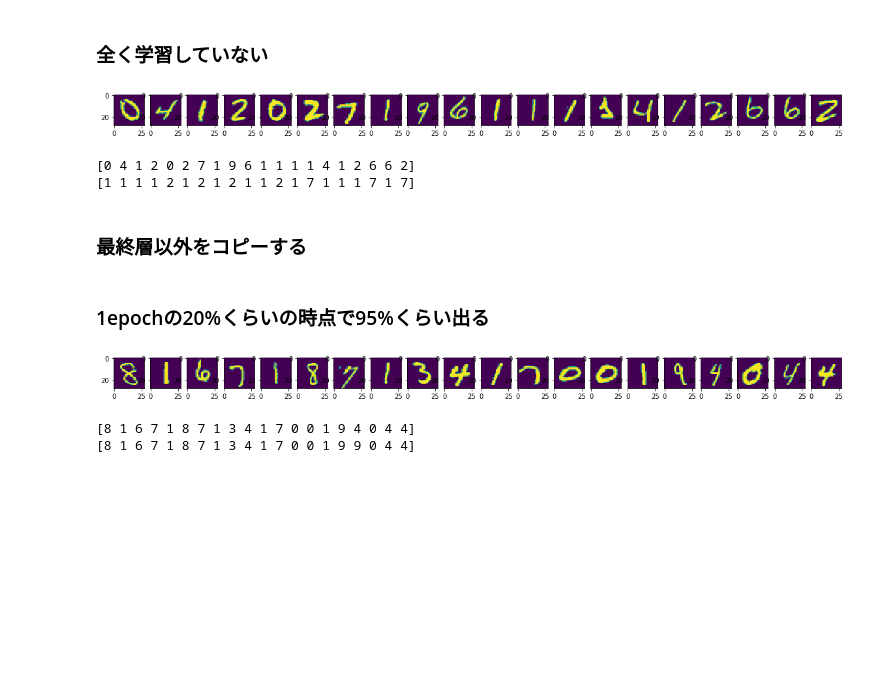
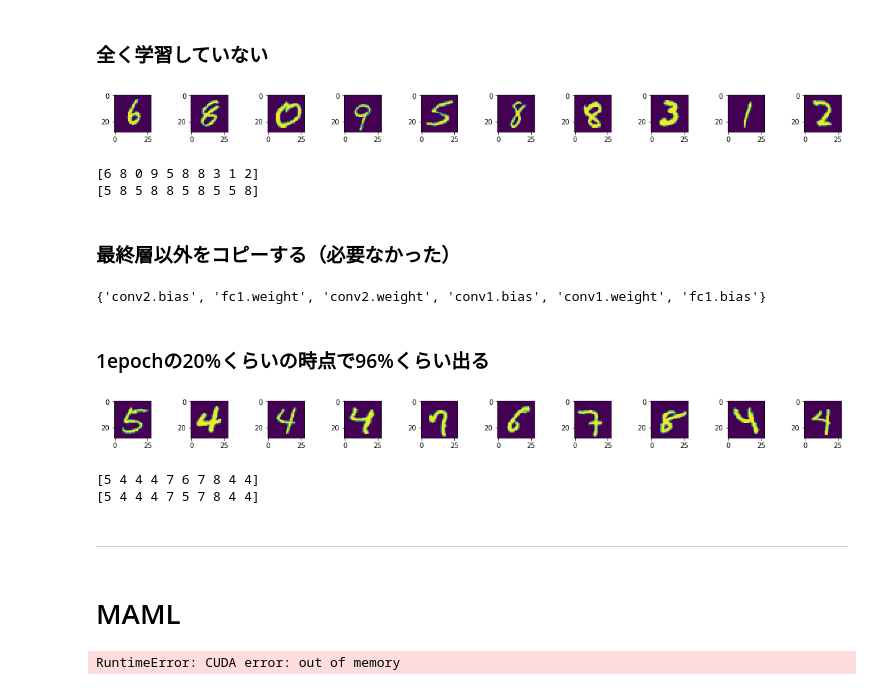
Before and after one commit to naruya/maml-pytorch, a Jupyter notebook: notebooks/omniglot_net.ipynb, the cells around one changed output. Drawn from its saved outputs; the diff is of its cells as text; code cells hidden in the pictures; blank space fills up the shorter version.

```diff
--- a/notebooks/omniglot_net.ipynb
+++ b/notebooks/omniglot_net.ipynb
@@ -320,21 +324,21 @@ def train2(model, device, train_loader, optimizer, epoch, rate=1.0):
 # %% [markdown]
 ### master_model
 # %%
-batch_size = 20 # batch_size==1だとバグる
+batch_size = n_class # batch_size==1だとバグる
 lr = 0.01
 momentum = 0.5
 epochs = 1
 
 device = 'cuda' if torch.cuda.is_available() else 'cpu'
 
-train_loader = DataLoader(
+train_data_loader = DataLoader(
     datasets.MNIST('../mnist', train=True, download=True,
                    transform=transforms.Compose([
                        transforms.ToTensor(),
                    ])),
     batch_size=batch_size, shuffle=True)
 
-test_loader = DataLoader(
+test_data_loader = DataLoader(
     datasets.MNIST('../mnist', train=False, transform=transforms.Compose([
                        transforms.ToTensor(),
                    ])),
@@ -343,11 +347,11 @@ test_loader = DataLoader(
 master_model = OmniglotNet(n_class=10).to(device)
 master_optimizer = optim.SGD(master_model.parameters(), lr=lr, momentum=momentum)
 
-train2(master_model, device, train_loader, master_optimizer, epoch, rate=0.5)
+train2(master_model, device, train_data_loader, test_data_loader, master_optimizer, epoch, stop=0.5)
 # %% [markdown]
 ### 正しく学習が進んでいる
 # %%
-for batch_i, (images, labels) in enumerate(test_loader):
+for batch_i, (images, labels) in enumerate(test_data_loader):
     plt.figure(figsize=(20,1))
     for i, image in enumerate(images):
         plt.subplot(1, len(images),i+1)
@@ -371,7 +375,7 @@ faster_optimizer = optim.SGD(faster_model.parameters(), lr=lr, momentum=momentum
 # %% [markdown]
 ### 全く学習していない
 # %%
-for batch_i, (images, labels) in enumerate(test_loader):
+for batch_i, (images, labels) in enumerate(test_data_loader):
     plt.figure(figsize=(20,1))
     for i, image in enumerate(images):
         plt.subplot(1, len(images),i+1)
@@ -384,33 +388,40 @@ for batch_i, (images, labels) in enumerate(test_loader):
     if batch_i==0:
         break
 # %% [output]
-[figure, old version]
+[figure, new version]
-[0 4 1 2 0 2 7 1 9 6 1 1 1 1 4 1 2 6 6 2]
-[1 1 1 1 2 1 2 1 2 1 1 2 1 7 1 1 1 7 1 7]
+[6 8 0 9 5 8 8 3 1 2]
+[5 8 5 8 8 5 8 5 5 8]
 # %% [markdown]
-### 最終層以外をコピーする
+### 最終層以外をコピーする（必要なかった）
 # %%
 keys = master_model.state_dict().keys() - set(['fc2.weight', 'fc2.bias'])
+print(keys)
 params = {k: v for k, v in master_model.state_dict().items() if k in keys}
 faster_model.load_state_dict(params, strict=False)
+# %% [output]
+{'conv2.bias', 'fc1.weight', 'conv2.weight', 'conv1.bias', 'conv1.weight', 'fc1.bias'}
 # %% [markdown]
-### 1epochの20%くらいの時点で95%くらい出る
+### 1epochの20%くらいの時点で96%くらい出る
 # %%
-train2(faster_model, device, train_loader, faster_optimizer, epoch, rate=0.3)
+train2(faster_model, device, train_data_loader, test_data_loader, faster_optimizer, epoch, stop=0.2)
 # %%
-for batch_i, (images, labels) in enumerate(test_loader):
+for batch_i, (images, labels) in enumerate(test_data_loader):
     plt.figure(figsize=(20,1))
     for i, image in enumerate(images):
         plt.subplot(1, len(images),i+1)
         plt.imshow(image[0])
     plt.show()
     print(labels.detach().numpy())
     y_pred = faster_model(images.to(device))
     y_pred = np.argmax(y_pred.cpu().detach().numpy(), 1)
     print(y_pred)
     if batch_i==0:
         break
 # %% [output]
-[figure, old version]
+[figure, new version]
-[8 1 6 7 1 8 7 1 3 4 1 7 0 0 1 9 4 0 4 4]
-[8 1 6 7 1 8 7 1 3 4 1 7 0 0 1 9 9 0 4 4]
+[5 4 4 4 7 6 7 8 4 4]
+[5 4 4 4 7 5 7 8 4 4]
+# %% [markdown]
+---
+# %% [markdown]
+# MAML
@@ -416,0 +665,8 @@ for batch_i, (images, labels) in enumerate(test_loader):
+# %%
+meta_learner = MetaLearner()
+
+for i in range(100):
+    meta_learner.meta_train()
+    meta_learner.meta_test()
+# %% [output]
+RuntimeError: CUDA error: out of memory
```
Also changed, not shown: parts of 12 cells of this notebook.
